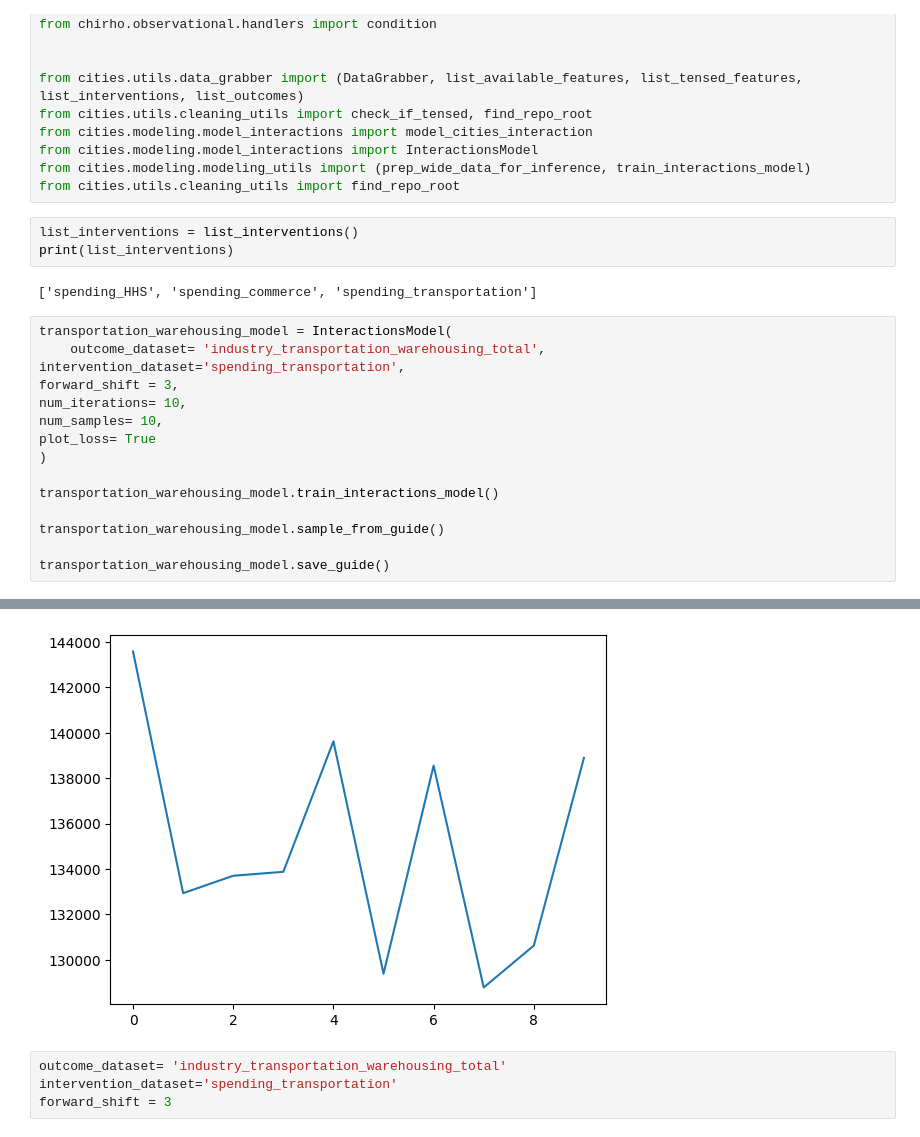
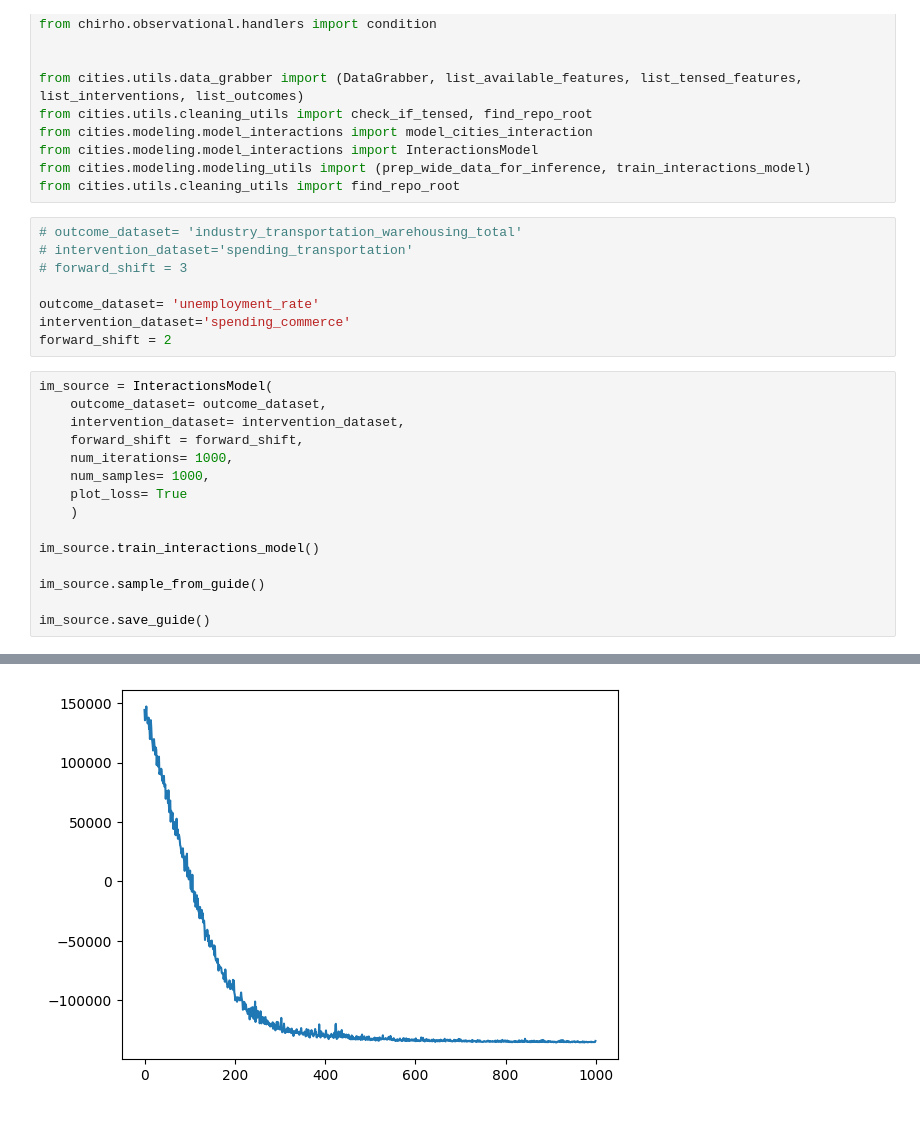
Before and after one commit to BasisResearch/cities, a Jupyter notebook: docs/experimental_notebooks/modeling/unsqueezing.ipynb, the cells around one changed output, grey strips where cells are left out. Saved outputs shown, nothing was run; the diff lists cells and outputs as text.

```diff
--- a/docs/experimental_notebooks/modeling/unsqueezing.ipynb
+++ b/docs/experimental_notebooks/modeling/unsqueezing.ipynb
@@ -28,24 +28,27 @@ from cities.modeling.model_interactions import model_cities_interaction
 from cities.modeling.model_interactions import InteractionsModel
 from cities.modeling.modeling_utils import (prep_wide_data_for_inference, train_interactions_model)
 from cities.utils.cleaning_utils import find_repo_root
-# %%
-list_interventions = list_interventions()
-print(list_interventions)
-# %% [output]
-['spending_HHS', 'spending_commerce', 'spending_transportation']
+# %%
+# outcome_dataset= 'industry_transportation_warehousing_total'
+# intervention_dataset='spending_transportation'
+# forward_shift = 3
+
+outcome_dataset= 'unemployment_rate'
+intervention_dataset='spending_commerce'
+forward_shift = 2
 # %%
-transportation_warehousing_model = InteractionsModel(
-    outcome_dataset= 'industry_transportation_warehousing_total',
-intervention_dataset='spending_transportation',
-forward_shift = 3,
-num_iterations= 10,
-num_samples= 10,
-plot_loss= True
-)
+im_source = InteractionsModel(
+    outcome_dataset= outcome_dataset,
+    intervention_dataset= intervention_dataset,
+    forward_shift = forward_shift,
+    num_iterations= 1000,
+    num_samples= 1000,
+    plot_loss= True
+    )
 
-transportation_warehousing_model.train_interactions_model()
+im_source.train_interactions_model()
 
-transportation_warehousing_model.sample_from_guide()
+im_source.sample_from_guide()
 
-transportation_warehousing_model.save_guide()
+im_source.save_guide()
 # %% [output]
@@ -53,5 +65 @@ transportation_warehousing_model.save_guide()
-[figure, old version]
+[figure, new version]
-# %%
-outcome_dataset= 'industry_transportation_warehousing_total'
-intervention_dataset='spending_transportation'
-forward_shift = 3
```
Also changed, not shown: parts of 8 cells of this notebook, 7 other files.
